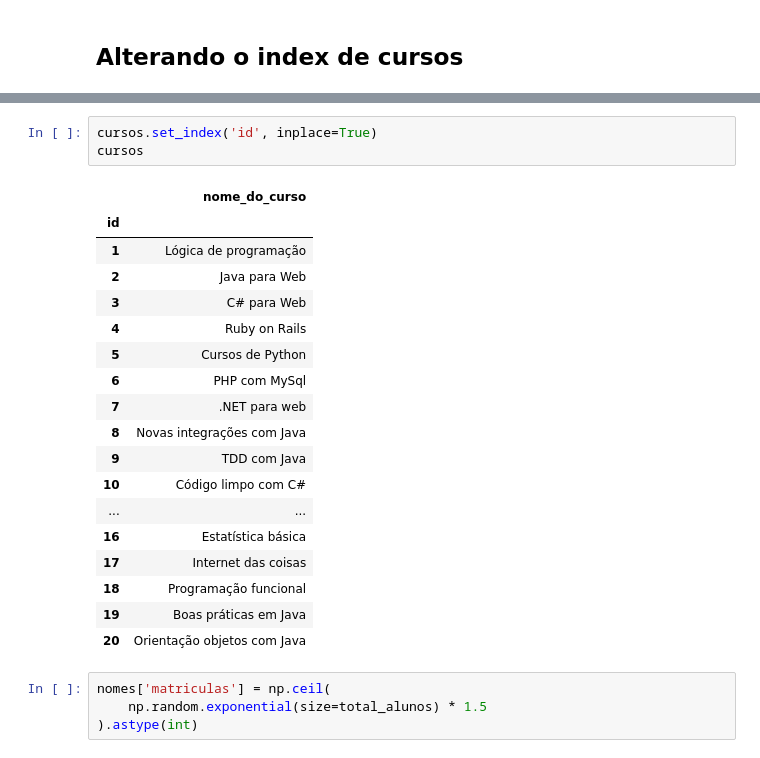
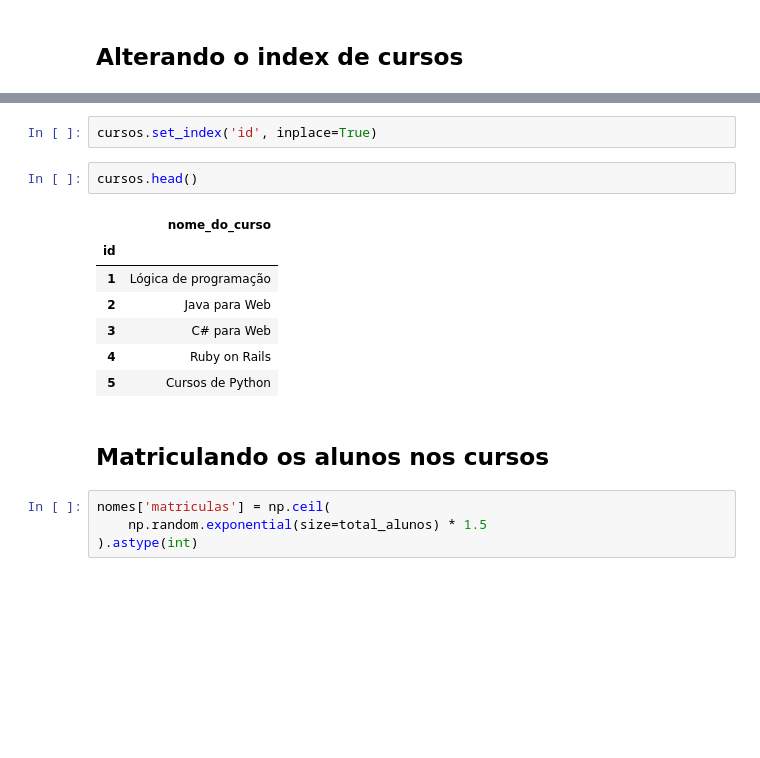
Before and after one commit to josenaldo/alura-ds1-pandas-formatos-diferentes-de-entrada-e-saida-io, a Jupyter notebook: notebook/pandas-io.ipynb, the cells around one changed output, grey strips where cells are left out. Drawn from its saved outputs; the diff is of its cells as text; blank space fills up the shorter version.

```diff
--- a/notebook/pandas-io.ipynb
+++ b/notebook/pandas-io.ipynb
@@ -299,25 +279,17 @@ cursos
 # %%
 cursos.set_index('id', inplace=True)
-cursos
-# %% [output]
-|  | nome_do_curso |
-| id |  |
-| 1 | Lógica de programação |
-| 2 | Java para Web |
-| 3 | C# para Web |
-| 4 | Ruby on Rails |
-| 5 | Cursos de Python |
-| 6 | PHP com MySql |
-| 7 | .NET para web |
-| 8 | Novas integrações com Java |
-| 9 | TDD com Java |
-| 10 | Código limpo com C# |
-| ... | ... |
-| 16 | Estatística básica |
-| 17 | Internet das coisas |
-| 18 | Programação funcional |
-| 19 | Boas práticas em Java |
-| 20 | Orientação objetos com Java |
+# %%
+cursos.head()
+# %% [output]
+|  | nome_do_curso |
+| id |  |
+| 1 | Lógica de programação |
+| 2 | Java para Web |
+| 3 | C# para Web |
+| 4 | Ruby on Rails |
+| 5 | Cursos de Python |
+# %% [markdown]
+## Matriculando os alunos nos cursos
 # %%
 nomes['matriculas'] = np.ceil(
     np.random.exponential(size=total_alunos) * 1.5
```
Also changed, not shown: parts of 13 cells of this notebook.
